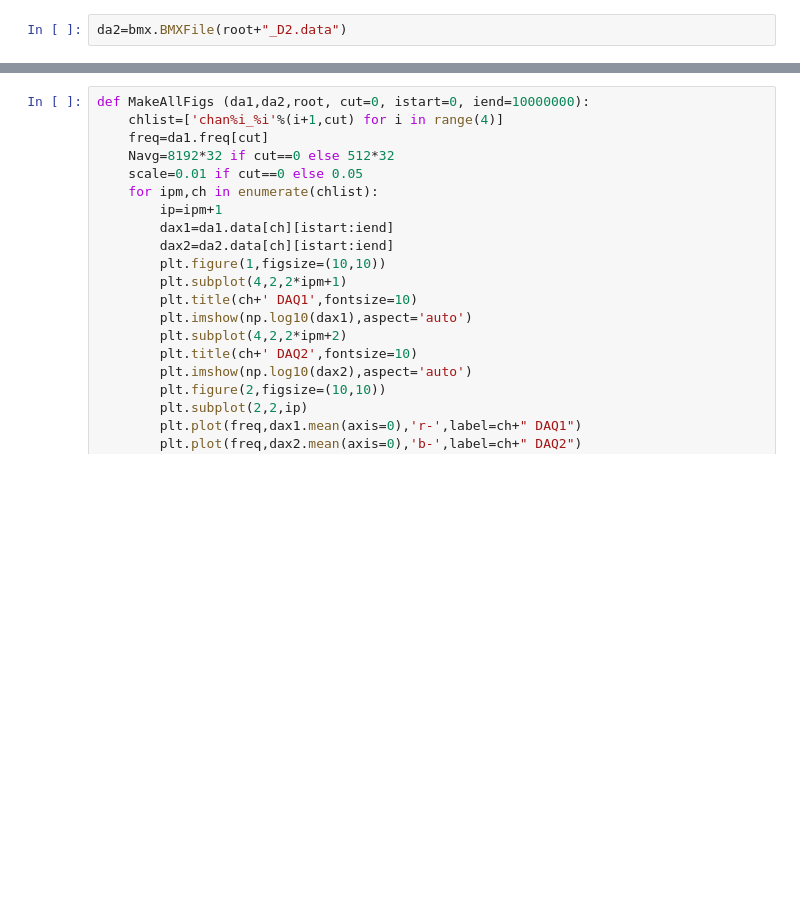
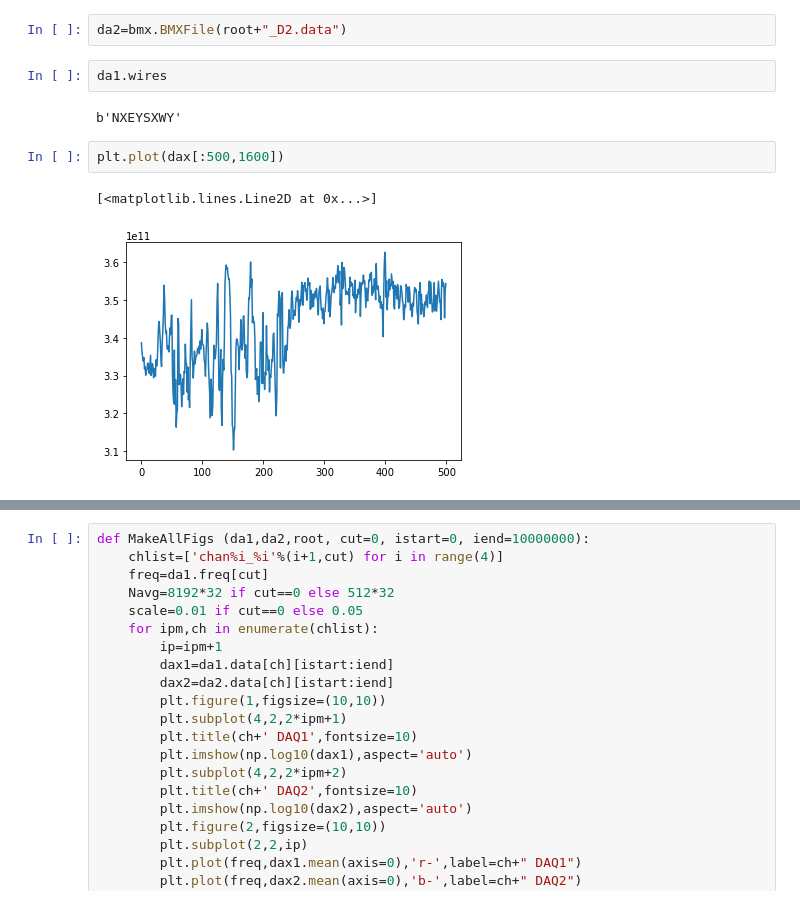
Before and after one commit to bmxdemo/bmxhacks, a Jupyter notebook: ipynb/difftest.ipynb, the cells around one changed output, grey strips where cells are left out. Saved outputs shown, nothing was run; the diff lists cells and outputs as text; blank space fills up the shorter version.

```diff
--- a/ipynb/difftest.ipynb
+++ b/ipynb/difftest.ipynb
@@ -8,6 +8,15 @@ root='bmxdata/raw/1909/190921_0500'
 da1=bmx.BMXFile(root+"_D1.data")
 # %%
 da2=bmx.BMXFile(root+"_D2.data")
+# %%
+da1.wires
+# %% [output]
+b'NXEYSXWY'
+# %%
+plt.plot(dax[:500,1600])
+# %% [output]
+[<matplotlib.lines.Line2D at 0x...>]
+[figure, added]
 # %%
 #dax=da1.data['chan1_1'][:2500]; Navg=512*32; freq=da1.freq[1]
 dax=da1.data['chan1_0']; Navg=8192*32; freq=da1.freq[0]
```
Also changed, not shown: parts of 6 cells of this notebook, 1 other file.
